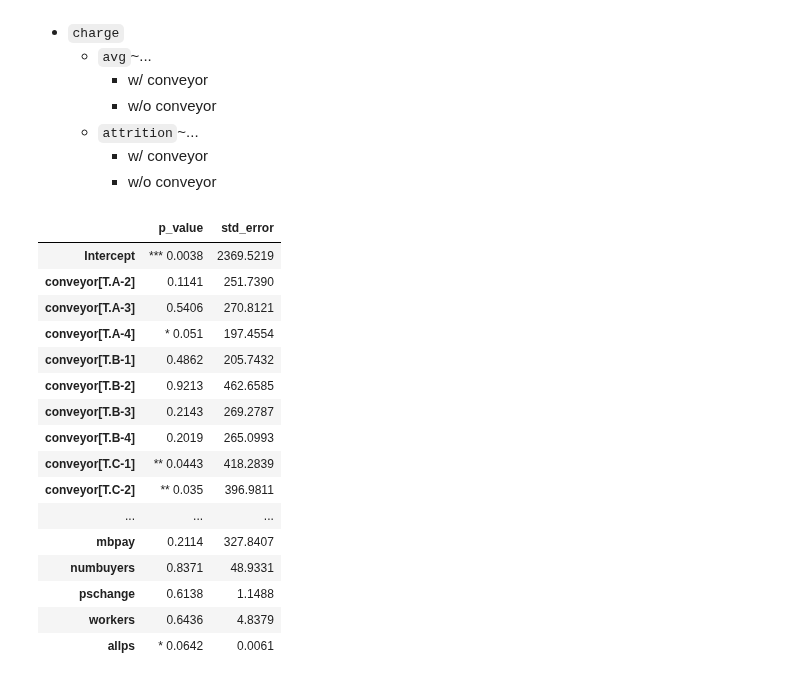
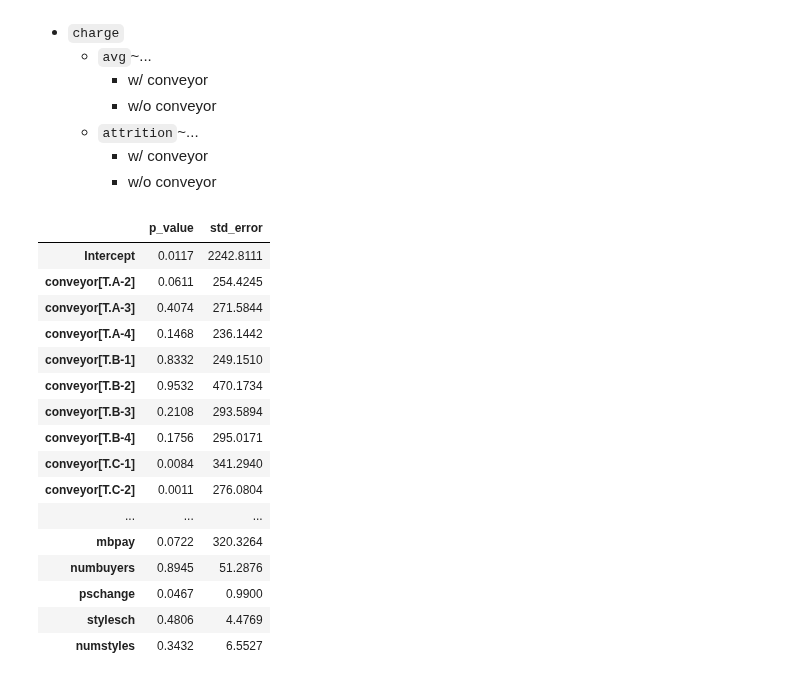
Before and after one commit to xolyn/labor_audit, a Jupyter notebook: LingyuZhou/FA24/shoeData/reg.ipynb, the cells around one changed output. Saved outputs shown, nothing was run; the diff lists cells and outputs as text; code cells hidden in the pictures.

```diff
--- a/LingyuZhou/FA24/shoeData/reg.ipynb
+++ b/LingyuZhou/FA24/shoeData/reg.ipynb
@@ -25,6 +25,8 @@ plt.rcParams['font.family']='Arial'
 # funcs def.
 def showSig(x):
     x=round(x,4)
+    if x<0.001:
+        return(f'**** {x}')
     if x<0.01:
         return(f'*** {x}')
     if x<0.05:
@@ -42,7 +44,10 @@ def modelSumm(model, verbose=False, sig=False):
     return pd.DataFrame({ 'p_value': model.pvalues.apply(lambda x: round(x,4)), 'std_error': model.bse.apply(lambda x: round(x,4))})
 # %%
 extend=pd.read_csv('wages_extend_month.csv')
+extend['batchch']=extend['numbatches'].diff()
 charge=pd.read_csv('wages_charge_month.csv')
+charge['batchch']=charge['numbatches'].diff()
 extend['pschange']=extend.loc[extend['pschange']<140, 'pschange'].replace(np.inf, 1000)
+charge['pschange']=charge.loc[charge['pschange']<140, 'pschange'].replace(np.inf, 1000)
 ind_vars=["avgprice","cus1price","mbpricing","mbpay","numbuyers","pschange","workers","allps","conveyor"]
 # %%
@@ -53,28 +59,26 @@ for i,r in extend.iterrows():
 
 extend.drop(infRec, inplace=True)
 # %%
-ext_avg_wc=smf.ols(f'avg_pay ~ avgprice + cus1price + mbpricing + mbpay + numbuyers + pschange + workers + allps + conveyor',
+# ext:avg~..+conveyor
+ext_avg_wc=smf.ols(f'avg_pay ~ avgprice + cus1price + mbpricing + mbpay + numbuyers+ pschange+ stylesch + numstyles + conveyor',
             data=extend).fit()
 
-ext_avg_woc=smf.ols(f'avg_pay ~ avgprice + cus1price + mbpricing + mbpay + numbuyers + pschange + workers + allps',
-            data=extend).fit()
-
-modelSumm(ext_avg_wc, sig=1)
+modelSumm(ext_avg_wc, sig=0)
 # %% [output]
 |  | p_value | std_error |
-| Intercept | *** 0.0038 | 2369.5219 |
-| conveyor[T.A-2] | 0.1141 | 251.7390 |
-| conveyor[T.A-3] | 0.5406 | 270.8121 |
-| conveyor[T.A-4] | * 0.051 | 197.4554 |
-| conveyor[T.B-1] | 0.4862 | 205.7432 |
-| conveyor[T.B-2] | 0.9213 | 462.6585 |
-| conveyor[T.B-3] | 0.2143 | 269.2787 |
-| conveyor[T.B-4] | 0.2019 | 265.0993 |
-| conveyor[T.C-1] | ** 0.0443 | 418.2839 |
-| conveyor[T.C-2] | ** 0.035 | 396.9811 |
+| Intercept | 0.0117 | 2242.8111 |
+| conveyor[T.A-2] | 0.0611 | 254.4245 |
+| conveyor[T.A-3] | 0.4074 | 271.5844 |
+| conveyor[T.A-4] | 0.1468 | 236.1442 |
+| conveyor[T.B-1] | 0.8332 | 249.1510 |
+| conveyor[T.B-2] | 0.9532 | 470.1734 |
+| conveyor[T.B-3] | 0.2108 | 293.5894 |
+| conveyor[T.B-4] | 0.1756 | 295.0171 |
+| conveyor[T.C-1] | 0.0084 | 341.2940 |
+| conveyor[T.C-2] | 0.0011 | 276.0804 |
 | ... | ... | ... |
-| mbpay | 0.2114 | 327.8407 |
-| numbuyers | 0.8371 | 48.9331 |
-| pschange | 0.6138 | 1.1488 |
-| workers | 0.6436 | 4.8379 |
-| allps | * 0.0642 | 0.0061 |
+| mbpay | 0.0722 | 320.3264 |
+| numbuyers | 0.8945 | 51.2876 |
+| pschange | 0.0467 | 0.9900 |
+| stylesch | 0.4806 | 4.4769 |
+| numstyles | 0.3432 | 6.5527 |
```
Also changed, not shown: parts of 5 cells of this notebook, 6 other files.
